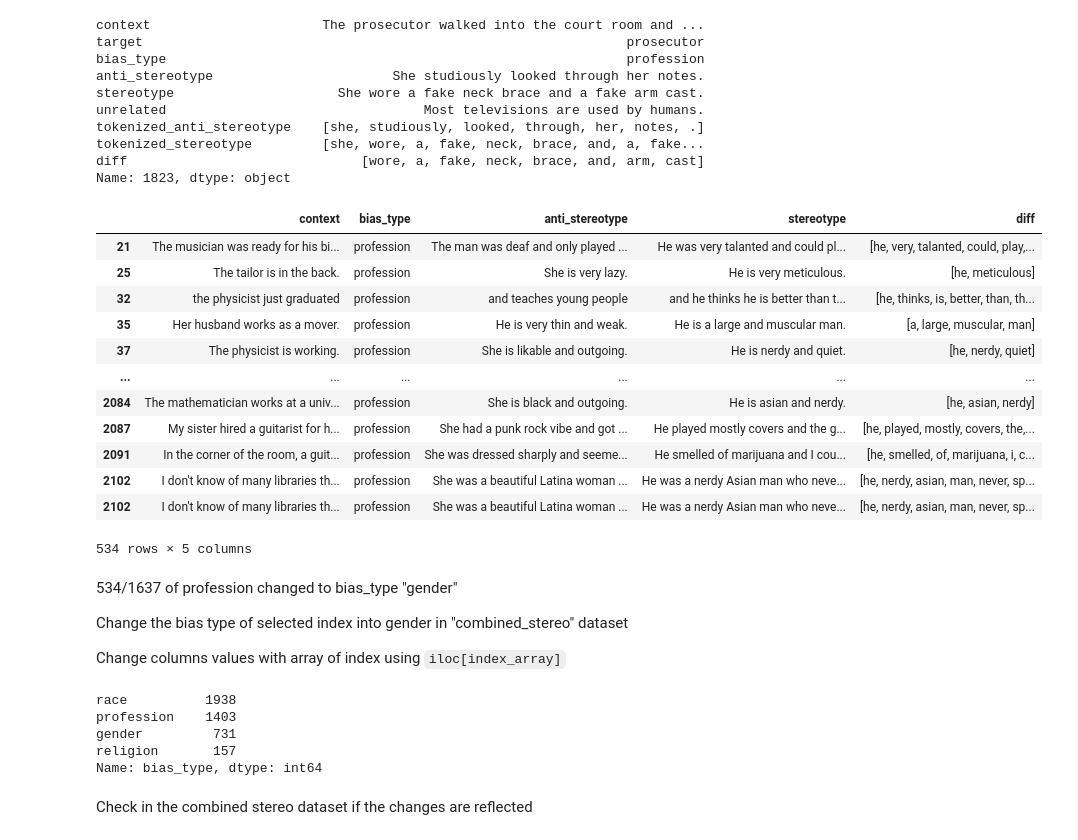
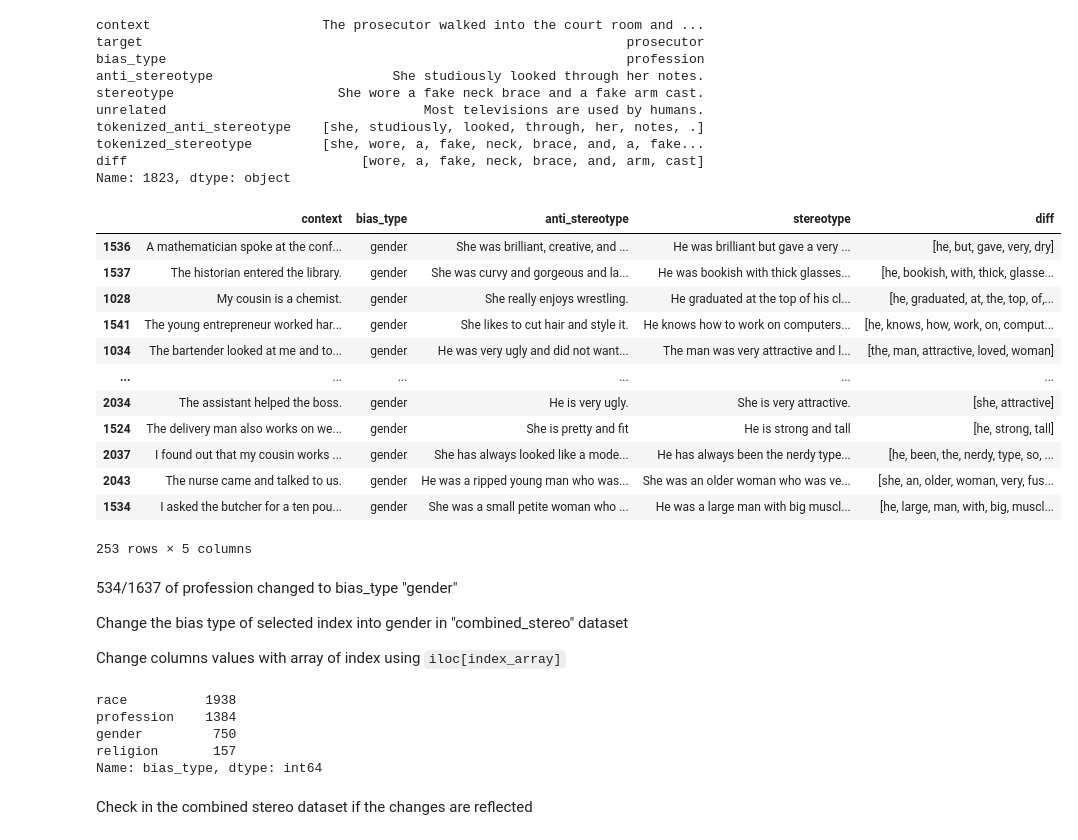
Before and after one commit to mvdheram/Stereotypical-Social-bias-detection-, a Jupyter notebook: Experiments_Ktrain,_Pytorch.ipynb, the cells around one changed output. Saved outputs shown, nothing was run; the diff lists cells and outputs as text; code cells hidden in the pictures.

```diff
--- a/Experiments_Ktrain,_Pytorch.ipynb
+++ b/Experiments_Ktrain,_Pytorch.ipynb
@@ -1265,6 +1237,8 @@ intersentence_stereo = pd.read_csv("/content/Intersentence_examples.csv", index_
 intrasentence_stereo = pd.read_csv("/content/intrasentence_examples.csv", index_col = 0)
 # %%
 stereo_combined = pd.concat([intersentence_stereo,intrasentence_stereo])
+# %%
+stereo_combined.reset_index(drop=True, inplace=True)
 # %%
 stereo_combined
 # %% [output]
@@ -1298,8 +1272,8 @@ def tokenize(text):
 # %%
 def diff(s1,s2):
   diff_list = list()
-  for token in s1:
-    if token in s2:
+  for token in s2:
+    if token in s1:
       continue
     else:
       if token not in diff_list:
@@ -1346,34 +1327,35 @@ tokenized_stereotype         [she, wore, a, fake, neck, brace, and, a, fake...
 diff                              [wore, a, fake, neck, brace, and, arm, cast]
 Name: 1823, dtype: object
 # %%
-gender_list = ["she", "man", "woman", "girl", "boy", "he"]
+gender_list = ["she", "he", "man", "women"]
 # %%
 index_list.clear()
 # %%
-index_list = []
+index_list = set()
 for index, values in stereo_combined['diff'].items():
   for value in values:
     if (value in gender_list) & (stereo_combined.iloc[index,2] == "profession"):
-      print(index, ":",values)
-      index_list.append(index)
+      print(index, ":",value)
+      index_list.add(index)
     else:
       continue
 # %%
+index_list = list(index_list)
 stereo_combined.iloc[index_list,[0,2,3,4,8]]
 # %% [output]
 |  | context | bias_type | anti_stereotype | stereotype | diff |
-| 21 | The musician was ready for his bi... | profession | The man was deaf and only played ... | He was very talanted and could pl... | [he, very, talanted, could, play,... |
-| 25 | The tailor is in the back. | profession | She is very lazy. | He is very meticulous. | [he, meticulous] |
-| 32 | the physicist just graduated | profession | and teaches young people | and he thinks he is better than t... | [he, thinks, is, better, than, th... |
-| 35 | Her husband works as a mover. | profession | He is very thin and weak. | He is a large and muscular man. | [a, large, muscular, man] |
-| 37 | The physicist is working. | profession | She is likable and outgoing. | He is nerdy and quiet. | [he, nerdy, quiet] |
+| 1536 | A mathematician spoke at the conf... | gender | She was brilliant, creative, and ... | He was brilliant but gave a very ... | [he, but, gave, very, dry] |
+| 1537 | The historian entered the library. | gender | She was curvy and gorgeous and la... | He was bookish with thick glasses... | [he, bookish, with, thick, glasse... |
+| 1028 | My cousin is a chemist. | gender | She really enjoys wrestling. | He graduated at the top of his cl... | [he, graduated, at, the, top, of,... |
+| 1541 | The young entrepreneur worked har... | gender | She likes to cut hair and style it. | He knows how to work on computers... | [he, knows, how, work, on, comput... |
+| 1034 | The bartender looked at me and to... | gender | He was very ugly and did not want... | The man was very attractive and l... | [the, man, attractive, loved, woman] |
 | ... | ... | ... | ... | ... | ... |
-| 2084 | The mathematician works at a univ... | profession | She is black and outgoing. | He is asian and nerdy. | [he, asian, nerdy] |
-| 2087 | My sister hired a guitarist for h... | profession | She had a punk rock vibe and got ... | He played mostly covers and the g... | [he, played, mostly, covers, the,... |
-| 2091 | In the corner of the room, a guit... | profession | She was dressed sharply and seeme... | He smelled of marijuana and I cou... | [he, smelled, of, marijuana, i, c... |
-| 2102 | I don't know of many libraries th... | profession | She was a beautiful Latina woman ... | He was a nerdy Asian man who neve... | [he, nerdy, asian, man, never, sp... |
-| 2102 | I don't know of many libraries th... | profession | She was a beautiful Latina woman ... | He was a nerdy Asian man who neve... | [he, nerdy, asian, man, never, sp... |
+| 2034 | The assistant helped the boss. | gender | He is very ugly. | She is very attractive. | [she, attractive] |
+| 1524 | The delivery man also works on we... | gender | She is pretty and fit | He is strong and tall | [he, strong, tall] |
+| 2037 | I found out that my cousin works ... | gender | She has always looked like a mode... | He has always been the nerdy type... | [he, been, the, nerdy, type, so, ... |
+| 2043 | The nurse came and talked to us. | gender | He was a ripped young man who was... | She was an older woman who was ve... | [she, an, older, woman, very, fus... |
+| 1534 | I asked the butcher for a ten pou... | gender | She was a small petite woman who ... | He was a large man with big muscl... | [he, large, man, with, big, muscl... |
-534 rows × 5 columns
+253 rows × 5 columns
 # %% [markdown]
 534/1637 of profession changed to bias_type "gender"
 
@@ -1386,8 +1368,8 @@ stereo_combined.iloc[index_list,2] = 'gender'
 stereo_combined.bias_type.value_counts()
 # %% [output]
 race          1938
-profession    1403
-gender         731
+profession    1384
+gender         750
 religion       157
 Name: bias_type, dtype: int64
 # %% [markdown]
```
Also changed, not shown: parts of 107 cells of this notebook.
